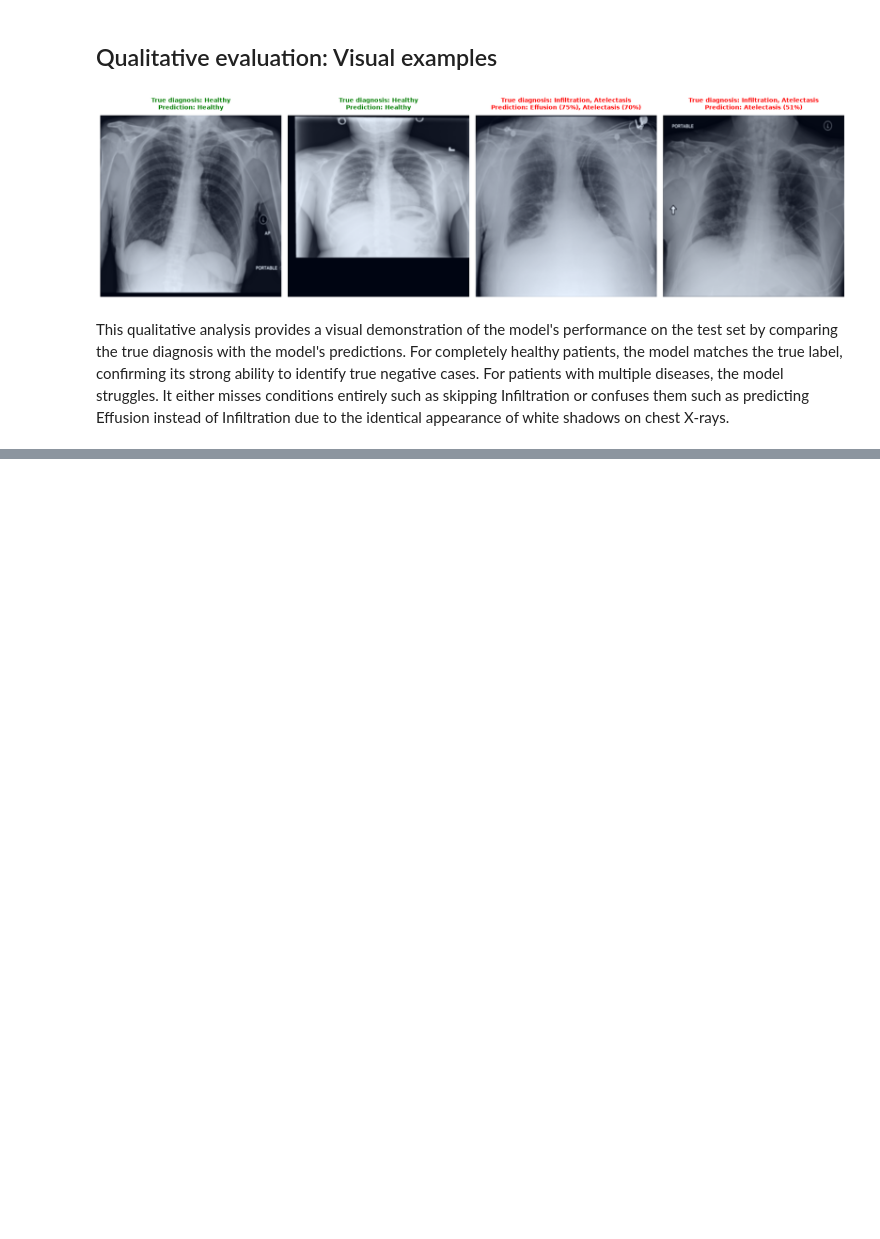
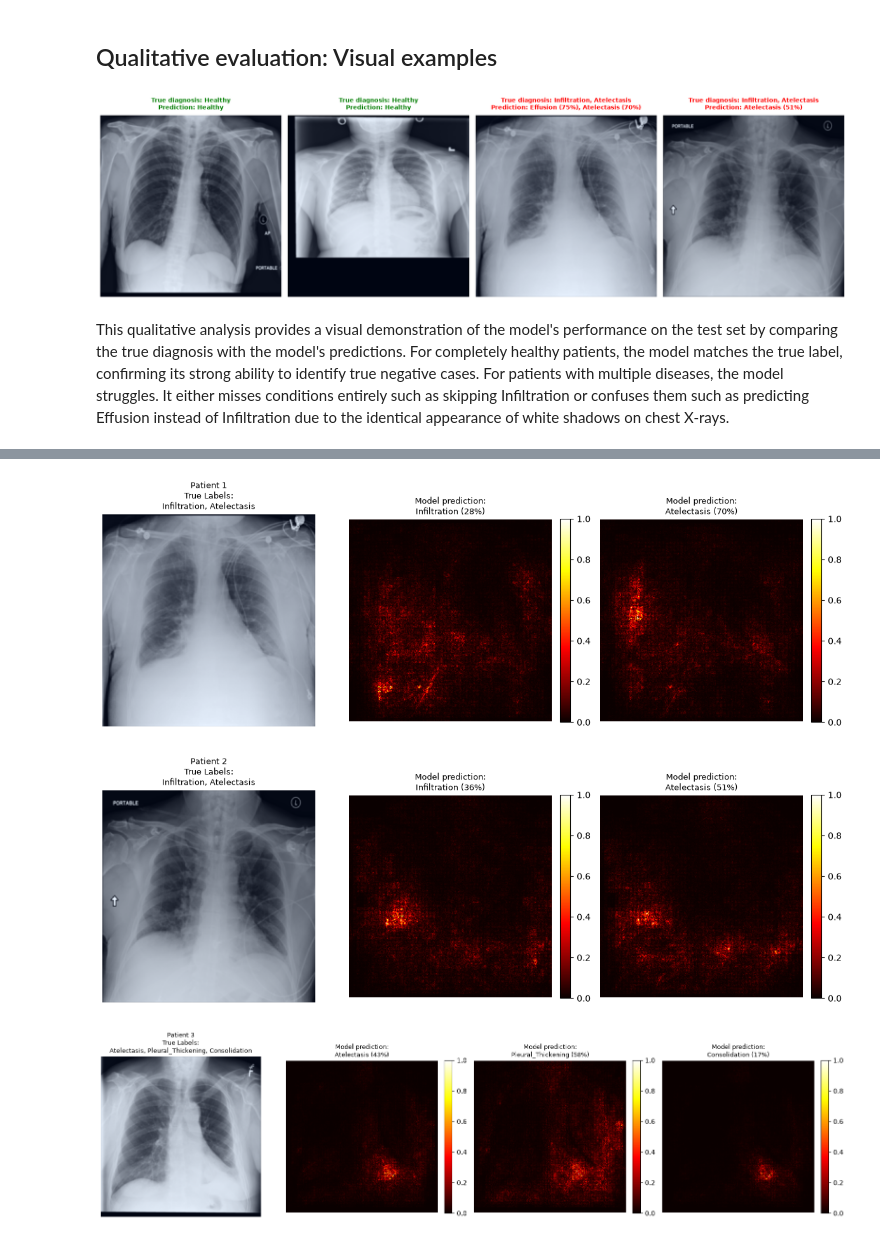
Before and after one commit to radinelageorgieva/fine-tune-convnextv2-chest-xray, a Jupyter notebook: fine-tune-convnextv2-chest-xray.ipynb, the cells around one changed output, grey strips where cells are left out. Saved outputs shown, nothing was run; the diff lists cells and outputs as text; code cells hidden in the pictures; blank space fills up the shorter version.

```diff
--- a/fine-tune-convnextv2-chest-xray.ipynb
+++ b/fine-tune-convnextv2-chest-xray.ipynb
@@ -978,0 +1055,6 @@ This qualitative analysis provides a visual demonstration of the model's perform
+# %%
+plot_all_diseases_per_patient(model_v2, test_loader, diseases, device, num_samples = 3)
+# %% [output]
+[figure, added]
+[figure, added]
+[figure, added]
```
Also changed, not shown: parts of 8 cells of this notebook.
